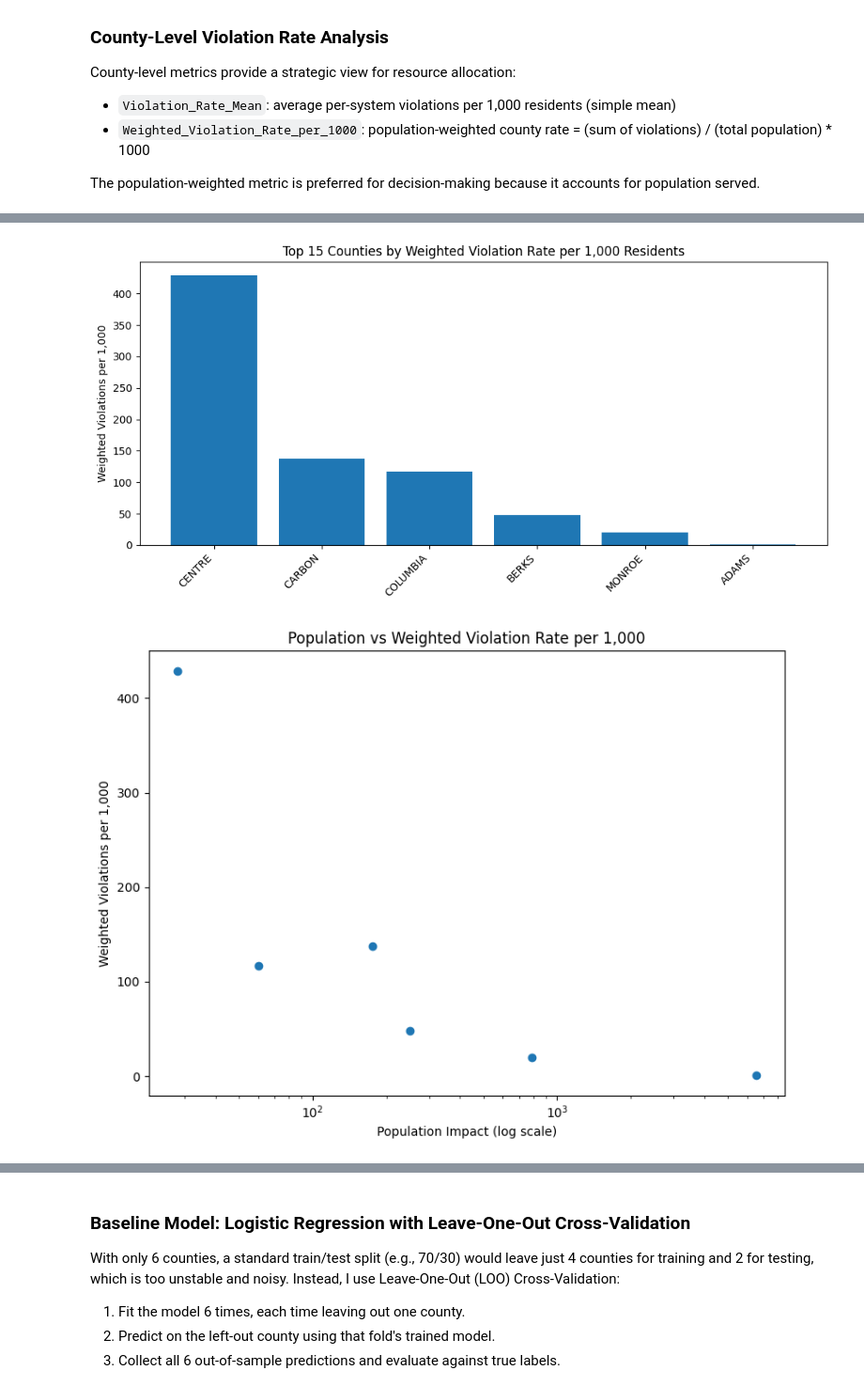
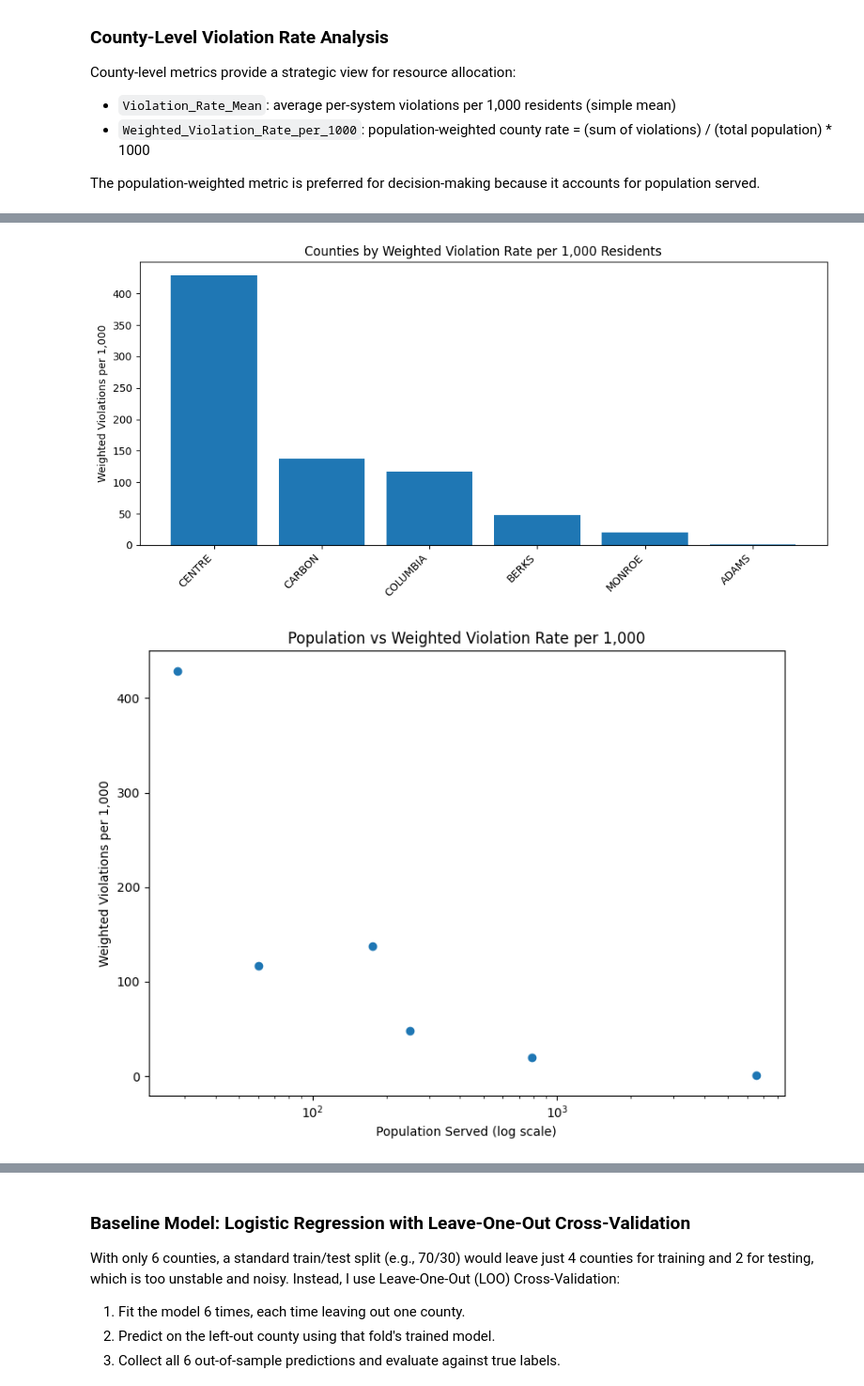
Before and after one commit to ishimotomadeline-dev/County_Level_Environmental_Compliance, a Jupyter notebook: Environmental_Compliance_Analysis/Dwv.ipynb, the cells around one changed output, grey strips where cells are left out. Shown at 94% size. Cells and saved outputs as stored; diff of their text form; code cells hidden in the pictures.

```diff
--- a/Environmental_Compliance_Analysis/Dwv.ipynb
+++ b/Environmental_Compliance_Analysis/Dwv.ipynb
@@ -526,63 +505,78 @@ pop_by_county = df.groupby('County')['Population'].sum().reset_index(name='Popul
 
 named_agg = {}
 if 'System_ID' in df.columns:
-    named_agg['System_ID_Count'] = ('System_ID','count')
+    named_agg['System_ID_Count'] = ('System_ID', 'count')
 if 'Violation_Points_5yr' in df.columns:
-    named_agg['Violation_Points_5yr'] = ('Violation_Points_5yr','sum')
+    named_agg['Violation_Points_5yr'] = ('Violation_Points_5yr', 'sum')
 if 'Uncorrected_Violation_Points' in df.columns:
-    named_agg['Uncorrected_Violation_Points'] = ('Uncorrected_Violation_Points','sum')
+    named_agg['Uncorrected_Violation_Points'] = ('Uncorrected_Violation_Points', 'sum')
 if 'Persistent_Noncompliance' in df.columns:
-    named_agg['Persistent_Noncompliance'] = ('Persistent_Noncompliance','sum')
+    named_agg['Persistent_Noncompliance'] = ('Persistent_Noncompliance', 'sum')
+
 if not named_agg:
-
     system_counts = df.groupby('County').size().reset_index(name='System_ID_Count')
 else:
     system_counts = df.groupby('County').agg(**named_agg).reset_index()
-county_summary = system_counts.merge(violation_rate_mean, on='County', how='left').merge(violation_quarters_sum, on='County', how='left').merge(pop_by_county, on='County', how='left')
+
+county_summary = (
+    system_counts
+    .merge(violation_rate_mean, on='County', how='left')
+    .merge(violation_quarters_sum, on='County', how='left')
+    .merge(pop_by_county, on='County', how='left')
+)
 
 import pandas as _pd
 county_summary['Population_Impact'] = county_summary['Population_Impact'].replace({0: _pd.NA})
-
-county_summary['Weighted_Violation_Rate_per_1000'] = (county_summary['Violation_Quarters_3yr_Sum'] / county_summary['Population_Impact']) * 1000
+county_summary['Weighted_Violation_Rate_per_1000'] = (
+    county_summary['Violation_Quarters_3yr_Sum'] / county_summary['Population_Impact']
+) * 1000
 
 county_summary['Violation_Rate_Mean'] = county_summary['Violation_Rate_Mean'].round(3)
 county_summary['Weighted_Violation_Rate_per_1000'] = county_summary['Weighted_Violation_Rate_per_1000'].round(3)
-print(county_summary[['County','Violation_Rate_Mean','Weighted_Violation_Rate_per_1000']].sort_values('Weighted_Violation_Rate_per_1000', ascending=False).head(10))
+county_summary = county_summary.sort_values('Weighted_Violation_Rate_per_1000', ascending=False).reset_index(drop=True)
+
+print(f"Counties with complete county-level data: {len(county_summary)}")
+print(county_summary[['County', 'Violation_Rate_Mean', 'Weighted_Violation_Rate_per_1000']].to_string(index=False))
 
 try:
     import plotly.express as px
-    top = county_summary.sort_values('Weighted_Violation_Rate_per_1000', ascending=False).head(15)
-    fig = px.bar(top, x='County', y='Weighted_Violation_Rate_per_1000',
-                 title='Top 15 Counties by Weighted Violation Rate per 1,000 Residents',
-                 labels={'Weighted_Violation_Rate_per_1000':'Weighted Violations per 1,000'})
+    fig = px.bar(
+        county_summary,
+        x='County',
+        y='Weighted_Violation_Rate_per_1000',
+        title='Counties by Weighted Violation Rate per 1,000 Residents',
+        labels={'Weighted_Violation_Rate_per_1000': 'Weighted Violations per 1,000'}
+    )
     fig.update_layout(xaxis_tickangle=45)
     fig.show()
 
-    fig2 = px.scatter(county_summary, x='Population_Impact', y='Weighted_Violation_Rate_per_1000', hover_name='County',
-                      title='Population vs Weighted Violation Rate per 1,000')
-    fig2.update_layout(xaxis_title='Population Impact', yaxis_title='Weighted Violations per 1,000')
+    fig2 = px.scatter(
+        county_summary,
+        x='Population_Impact',
+        y='Weighted_Violation_Rate_per_1000',
+        hover_name='County',
+        title='Population vs Weighted Violation Rate per 1,000'
+    )
+    fig2.update_layout(xaxis_title='Population Served', yaxis_title='Weighted Violations per 1,000')
     fig2.show()
 except Exception as e:
-    print('Plotly not available or failed, falling back to Matplotlib:', e)
+    print('Plotly not available, using Matplotlib instead:', e)
     import matplotlib.pyplot as plt
-    top = county_summary.sort_values('Weighted_Violation_Rate_per_1000', ascending=False).head(15)
-    plt.figure(figsize=(10,5))
-    plt.bar(top['County'], top['Weighted_Violation_Rate_per_1000'])
+
+    plt.figure(figsize=(10, 5))
+    plt.bar(county_summary['County'], county_summary['Weighted_Violation_Rate_per_1000'])
     plt.xticks(rotation=45, ha='right')
     plt.ylabel('Weighted Violations per 1,000')
-    plt.title('Top 15 Counties by Weighted Violation Rate per 1,000 Residents')
+    plt.title('Counties by Weighted Violation Rate per 1,000 Residents')
     plt.tight_layout()
     plt.show()
-    # scatter
-    plt.figure(figsize=(8,6))
+
+    plt.figure(figsize=(8, 6))
     plt.scatter(county_summary['Population_Impact'], county_summary['Weighted_Violation_Rate_per_1000'])
     plt.xscale('log')
-    plt.xlabel('Population Impact (log scale)')
+    plt.xlabel('Population Served (log scale)')
     plt.ylabel('Weighted Violations per 1,000')
     plt.title('Population vs Weighted Violation Rate per 1,000')
     plt.tight_layout()
     plt.show()
-
-
-county_summary = county_summary.sort_values('Weighted_Violation_Rate_per_1000', ascending=False).reset_index(drop=True)
 # %% [output]
@@ -597,4 +592,4 @@ Plotly not available or failed, falling back to Matplotlib: No module named 'plo
-[figure, old version]
+[figure, new version]
 [figure]
 # %% [markdown]
 #### Interpreting the County-Level Visualizations
```
Also changed, not shown: parts of 26 cells of this notebook, 9 other files.
